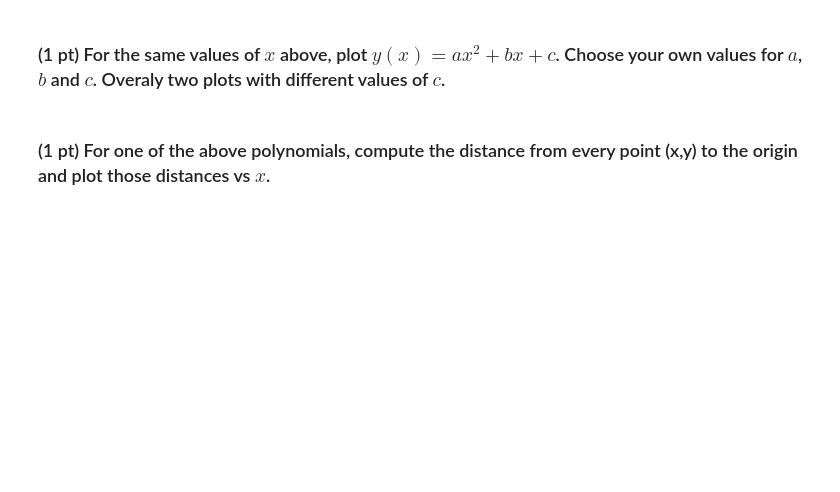
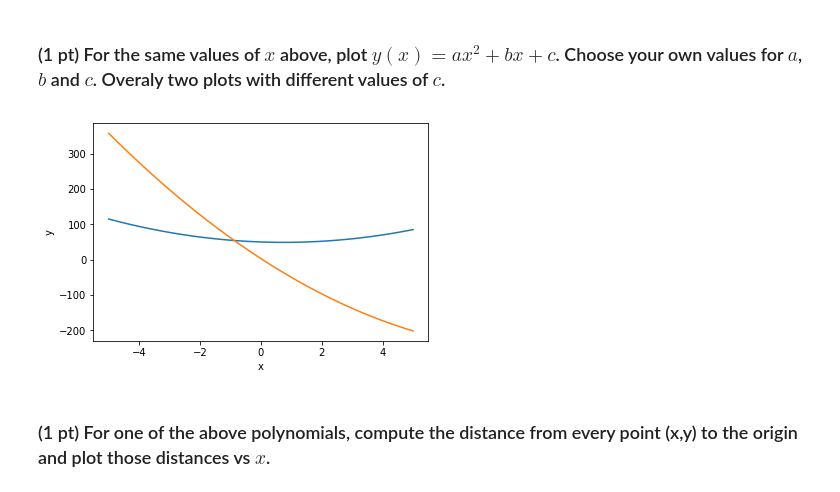
Before and after one commit to marcel-goldschen-ohm/NEU-Spring-2019, a Jupyter notebook: lecture_03_numpy_and_matplotlib/homework_00_python_basics.ipynb, the cells around one changed output. Cells and saved outputs as stored; diff of their text form; code cells hidden in the pictures; blank space fills up the shorter version.

```diff
--- a/lecture_03_numpy_and_matplotlib/homework_00_python_basics.ipynb
+++ b/lecture_03_numpy_and_matplotlib/homework_00_python_basics.ipynb
@@ -37,4 +138,21 @@ from mpl_toolkits import mplot3d  # for 3d plots
 # %% [markdown]
 ### (1 pt) For the same values of $x$ above, plot $y(x) = a x^2 + b x + c$. Choose your own values for $a$, $b$ and $c$. Overaly two plots with different values of $c$.
+# %%
+a = 2
+b = -3
+c = 50
+y1 = (a * (x**2)) + (b * x) + c
+
+a = 3
+b = -56
+c = 3
+y2 = a * x**2 + b * x + c
+
+plt.plot(x, y1)
+plt.plot(x, y2)
+plt.xlabel('x')
+plt.ylabel('y');
+# %% [output]
+[figure, added]
 # %% [markdown]
 ### (1 pt) For one of the above polynomials, compute the distance from every point (x,y) to the origin and plot those distances vs $x$.
```
Also changed, not shown: parts of 15 cells of this notebook.
